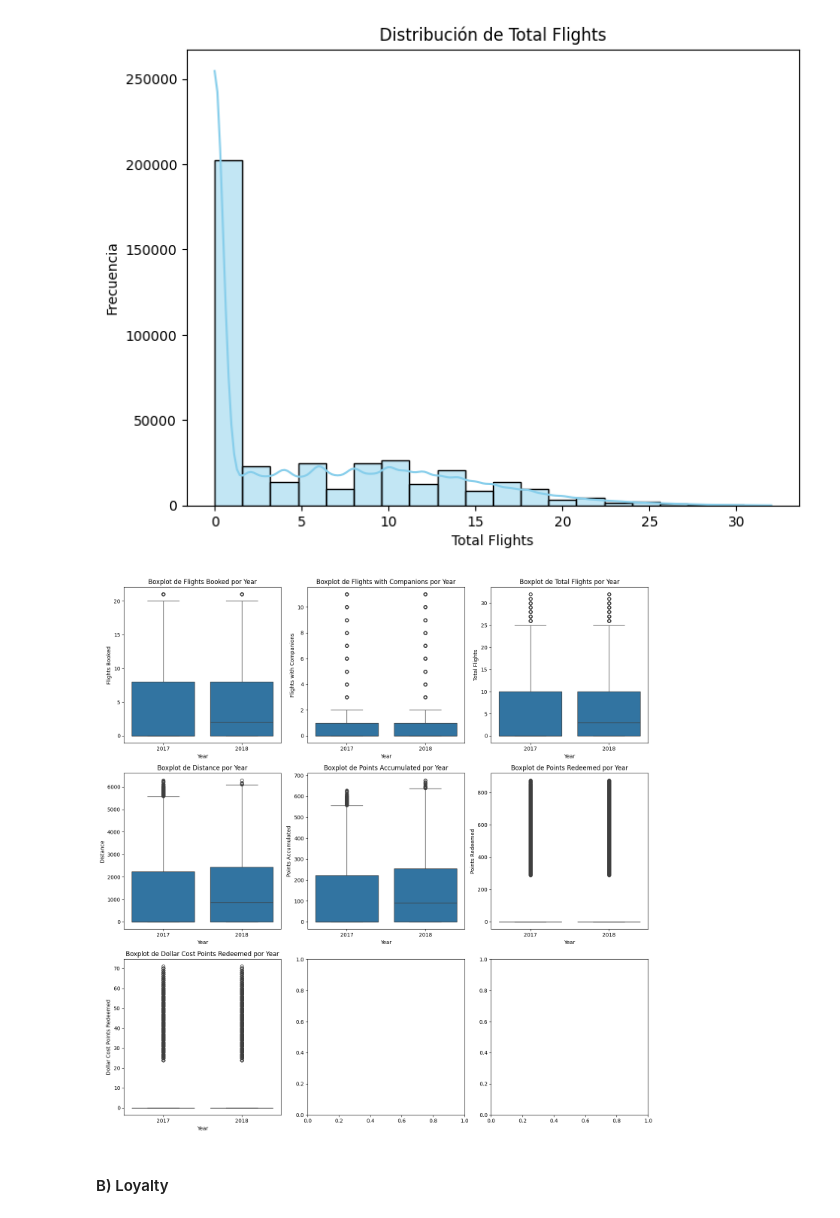
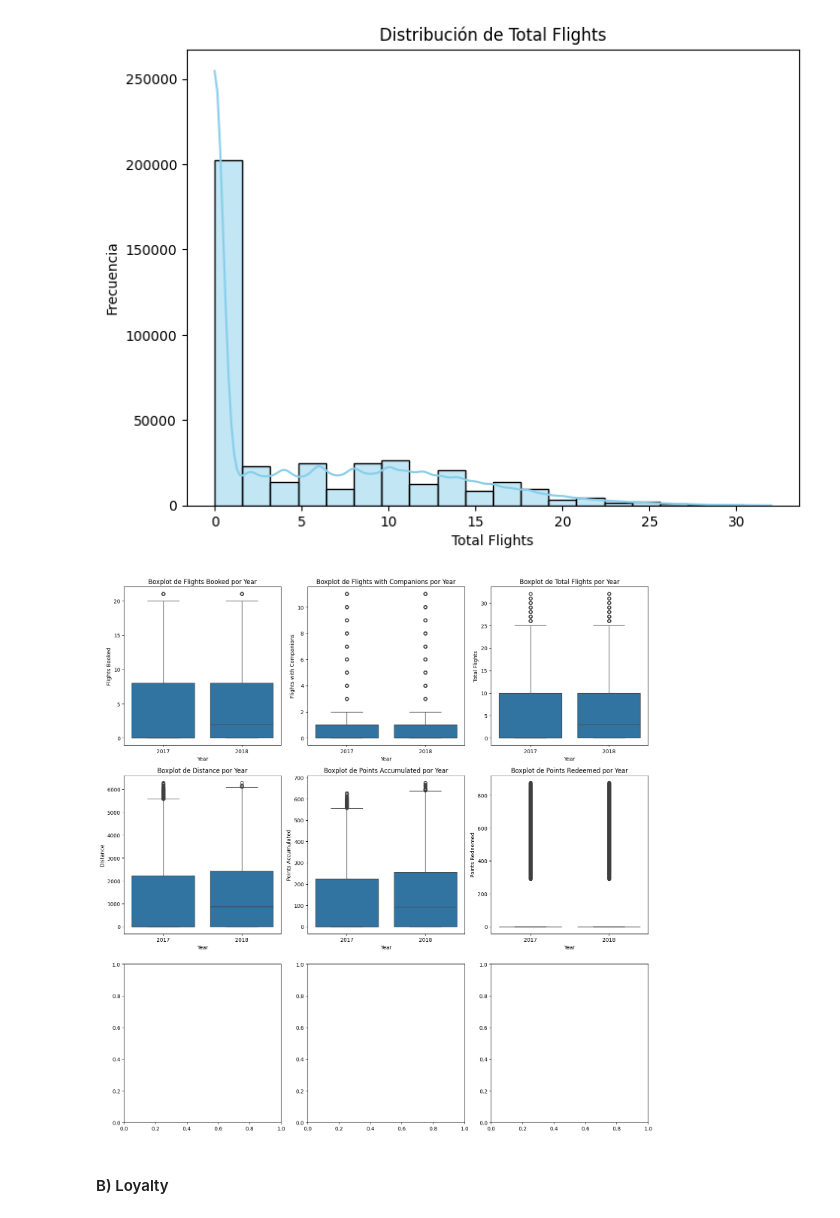
Before and after one commit to Adalab/bda-modulo-3-evaluacion-final-TeresaAdalab, a Jupyter notebook: Evaluacion Final Modulo 3.ipynb, the cells around one changed output. Drawn from its saved outputs; the diff is of its cells as text; code cells hidden in the pictures.

```diff
--- a/Evaluacion Final Modulo 3.ipynb
+++ b/Evaluacion Final Modulo 3.ipynb
@@ -352,28 +351,28 @@ plt.show()
 # %%
 # Crear una figura y ejes para los subplots
 fig, axes = plt.subplots(nrows=3, ncols=3, figsize=(15, 15))
 
 # Variables numéricas a incluir en el boxplot
 numeric_variables = ['Flights Booked', 'Flights with Companions', 'Total Flights',
                      'Distance', 'Points Accumulated', 'Points Redeemed',
-                     'Dollar Cost Points Redeemed']
+                     ]
 
 # Iterar sobre cada variable y dibujar el boxplot por año
 for i, var in enumerate(numeric_variables): #Iteramos sobre cada variable numérica (var) agrupado por year
     row = i // 3
     col = i % 3
     sns.boxplot(x='Year', y=var, data=flight, ax=axes[row, col]) #Utilizamos sns.boxplot() para dibujar cada boxplot en el subplot correspondiente (axes[row, col])
     axes[row, col].set_title(f'Boxplot de {var} por Year')
     axes[row, col].set_xlabel('Year')
     axes[row, col].set_ylabel(var)
 
 # Ajustar el espaciado entre subplots
 plt.tight_layout()
 
 # Mostrar el gráfico
 plt.show()
 # %% [output]
-[figure, old version]
+[figure, new version]
 # %% [markdown]
 #### B) Loyalty
 # %%
```
Also changed, not shown: parts of 16 cells of this notebook.
